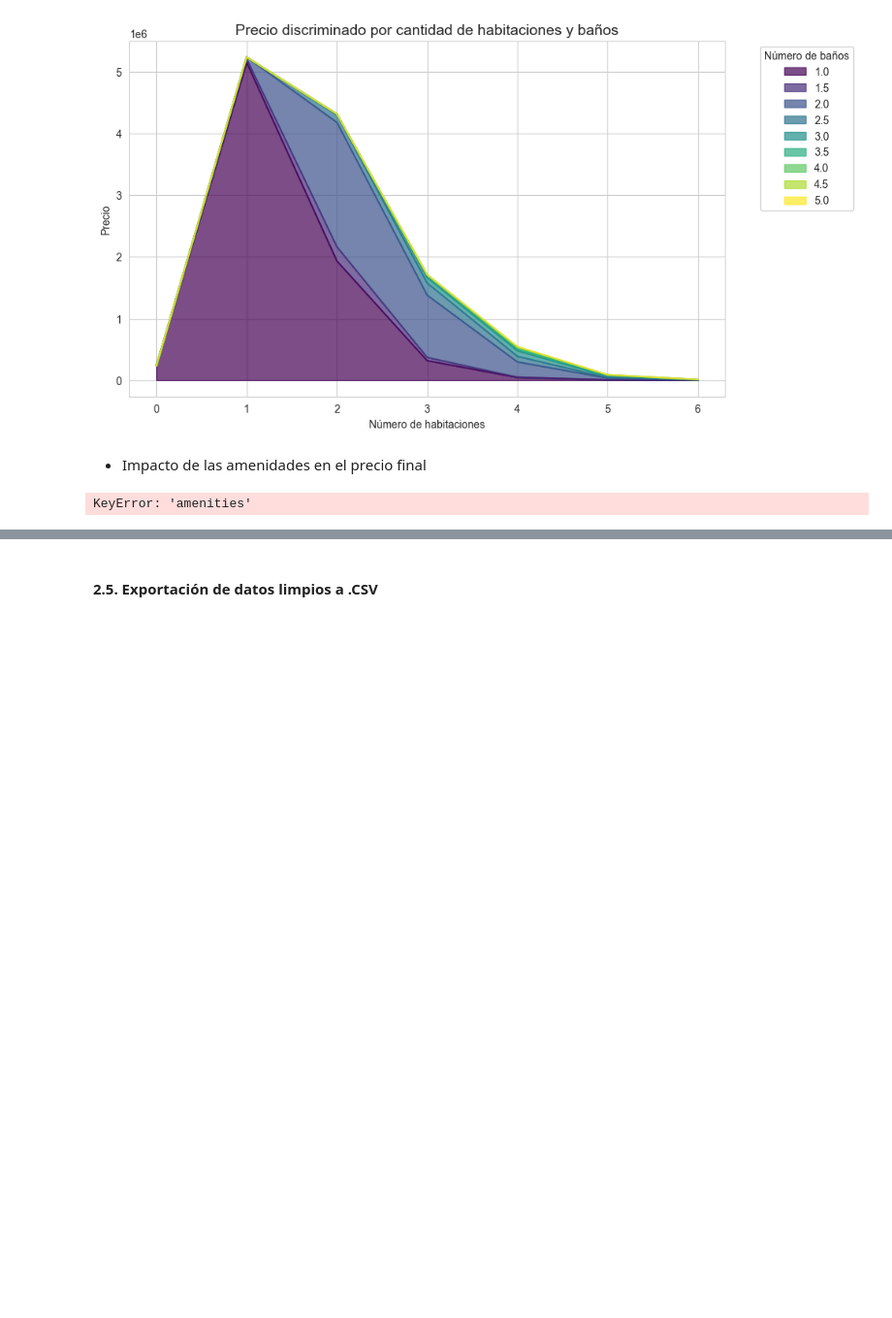
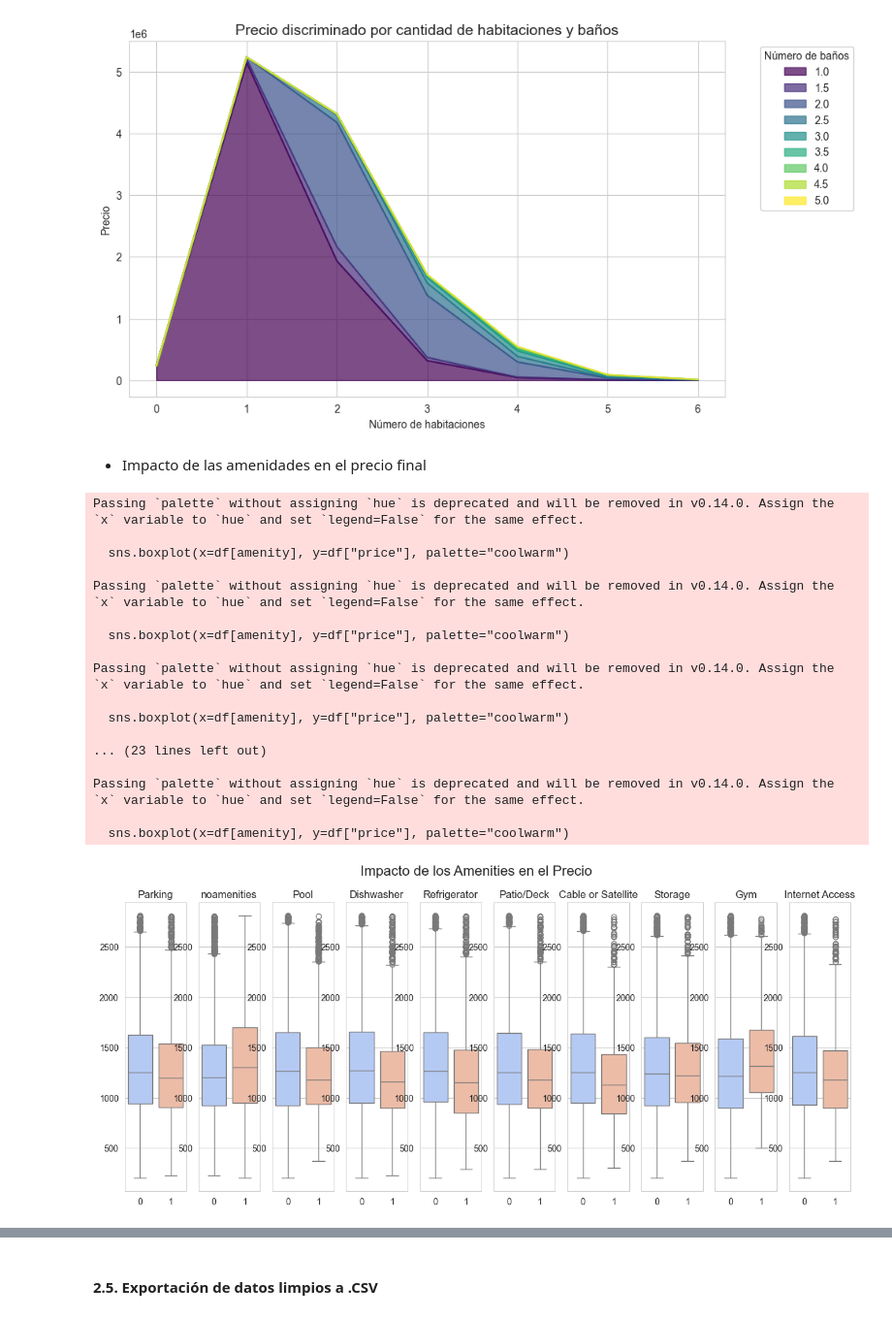
Before and after one commit to AngelaOrtiz918/Arrendamiento, a Jupyter notebook: Exploración y Preparación de los Datos/Exploración de Datos.ipynb, the cells around one changed output, grey strips where cells are left out. Shown at 97% size. Drawn from its saved outputs; the diff is of its cells as text; code cells hidden in the pictures; blank space fills up the shorter version.

Commit message:
Más gráficos de apoyo

```diff
--- a/Exploración y Preparación de los Datos/Exploración de Datos.ipynb
+++ b/Exploración y Preparación de los Datos/Exploración de Datos.ipynb
@@ -685,17 +687,37 @@ plt.show()
 [figure]
 # %% [markdown]
 - Impacto de las amenidades en el precio final
-# %%
-# Contar cuántos amenities tiene cada propiedad
-df['amenities'] = df['amenities'].str.split(",").apply(len)
-
-# Gráfico de cajas
-plt.figure(figsize=(10, 6))
-sns.boxplot(x=df['amenities'], y=df["price"], palette="coolwarm")
-plt.xlabel("Número de Amenities")
-plt.ylabel("Precio")
-plt.title("Distribución del Precio en función del Número de Amenities")
-plt.ylim(0, df["price"].quantile(0.95))  # Para evitar valores extremos
-plt.show()
-# %% [output]
-KeyError: 'amenities'
+# %%
+# Top 10 amenities
+amenities_to_plot = ["Parking", "noamenities", "Pool", "Dishwasher", "Refrigerator", "Patio/Deck","Cable or Satellite", "Storage", "Gym", "Internet Access"]
+
+# Crear subgráficos
+plt.figure(figsize=(15, 6))
+for i, amenity in enumerate(amenities_to_plot, 1):
+    plt.subplot(1, len(amenities_to_plot), i)
+    sns.boxplot(x=df[amenity], y=df["price"], palette="coolwarm")
+    plt.title(amenity)
+    plt.xlabel("")
+    plt.ylabel("")
+
+plt.suptitle("Impacto de los Amenities en el Precio", fontsize=16)
+plt.show()
+# %% [output]
+Passing `palette` without assigning `hue` is deprecated and will be removed in v0.14.0. Assign the `x` variable to `hue` and set `legend=False` for the same effect.
+
+  sns.boxplot(x=df[amenity], y=df["price"], palette="coolwarm")
+
+Passing `palette` without assigning `hue` is deprecated and will be removed in v0.14.0. Assign the `x` variable to `hue` and set `legend=False` for the same effect.
+
+  sns.boxplot(x=df[amenity], y=df["price"], palette="coolwarm")
+
+Passing `palette` without assigning `hue` is deprecated and will be removed in v0.14.0. Assign the `x` variable to `hue` and set `legend=False` for the same effect.
+
+  sns.boxplot(x=df[amenity], y=df["price"], palette="coolwarm")
+
+... (23 lines left out)
+
+Passing `palette` without assigning `hue` is deprecated and will be removed in v0.14.0. Assign the `x` variable to `hue` and set `legend=False` for the same effect.
+
+  sns.boxplot(x=df[amenity], y=df["price"], palette="coolwarm")
+[figure, added]
```
Also changed, not shown: parts of 10 cells of this notebook.
